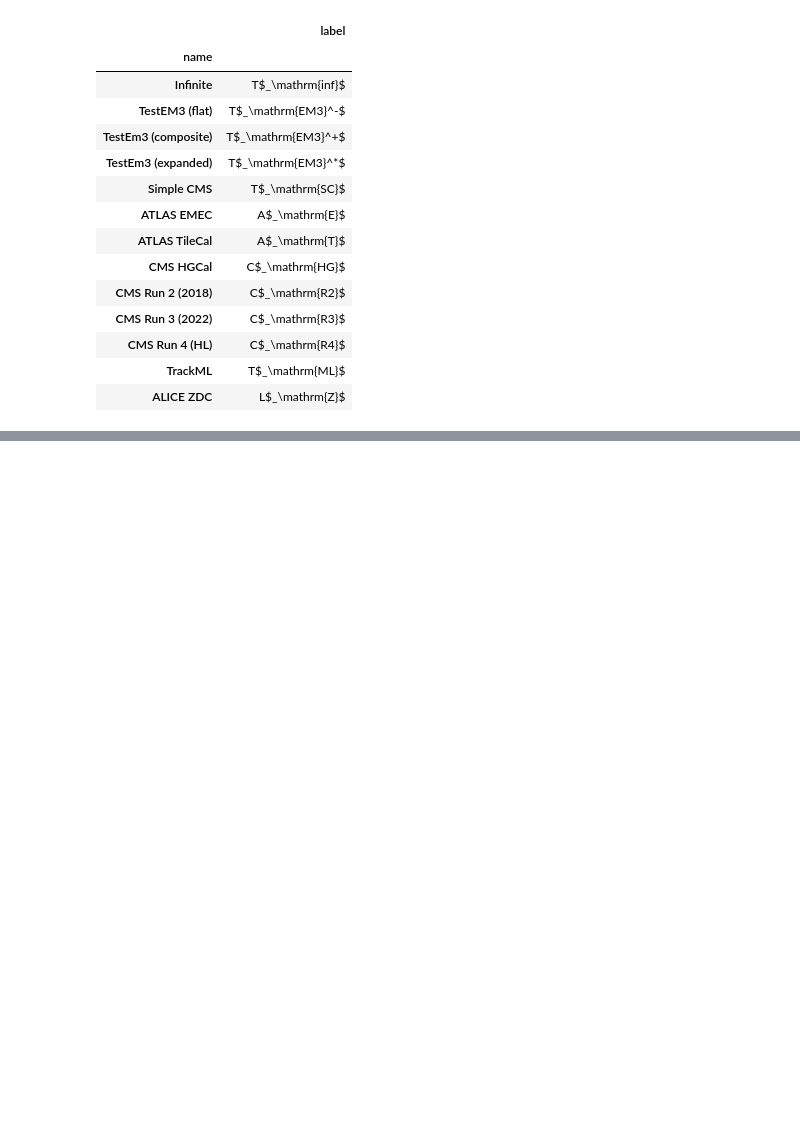
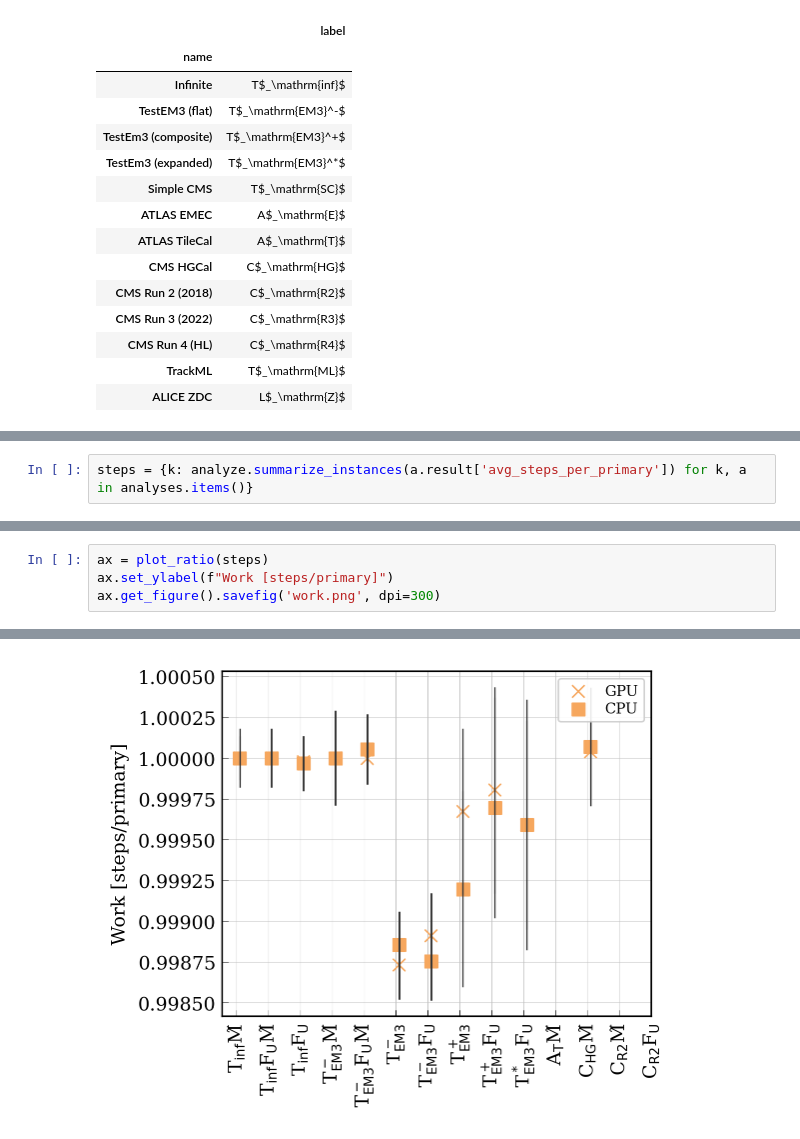
Before and after one commit to celeritas-project/regression, a Jupyter notebook: analysis.ipynb, the cells around one changed output, grey strips where cells are left out. Saved outputs shown, nothing was run; the diff lists cells and outputs as text; blank space fills up the shorter version.

```diff
--- a/analysis.ipynb
+++ b/analysis.ipynb
@@ -328,0 +351,2 @@ temp
+# %%
+steps = {k: analyze.summarize_instances(a.result['avg_steps_per_primary']) for k, a in analyses.items()}
@@ -328,0 +367,5 @@ temp
+# %%
+ax = plot_ratio(steps)
+ax.set_ylabel(f"Work [steps/primary]")
+ax.get_figure().savefig('work.png', dpi=300)
+# %% [output]
@@ -328,0 +375 @@ temp
+[figure, added]
```
Also changed, not shown: parts of 14 cells of this notebook, 1 other file.
